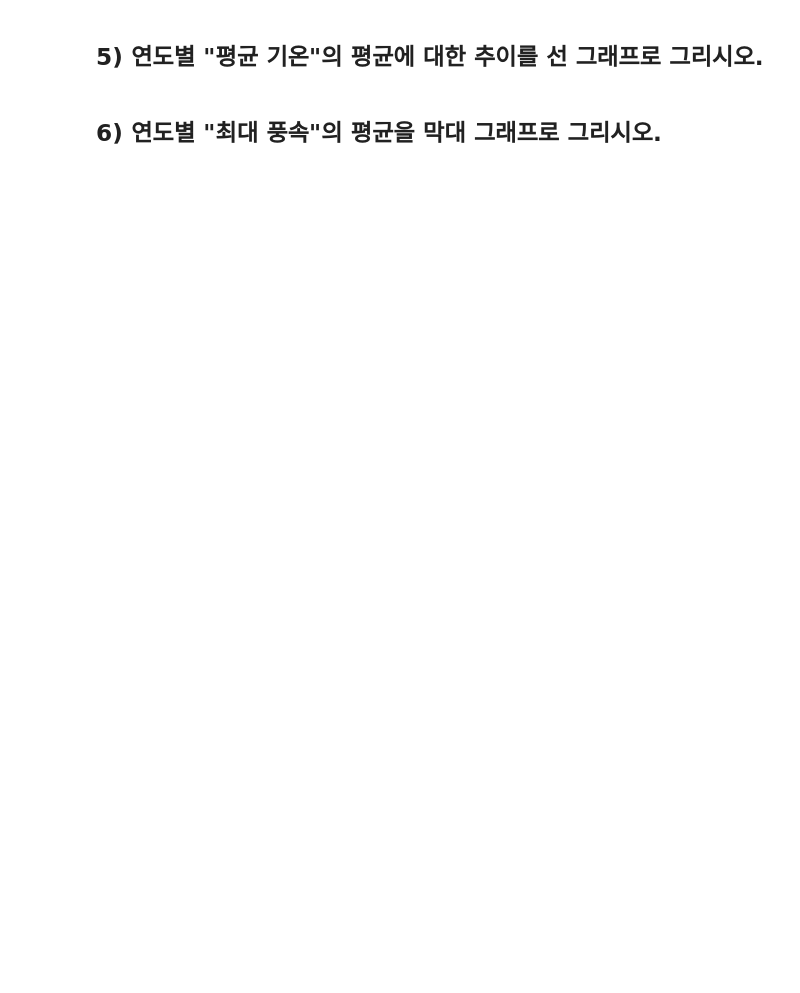
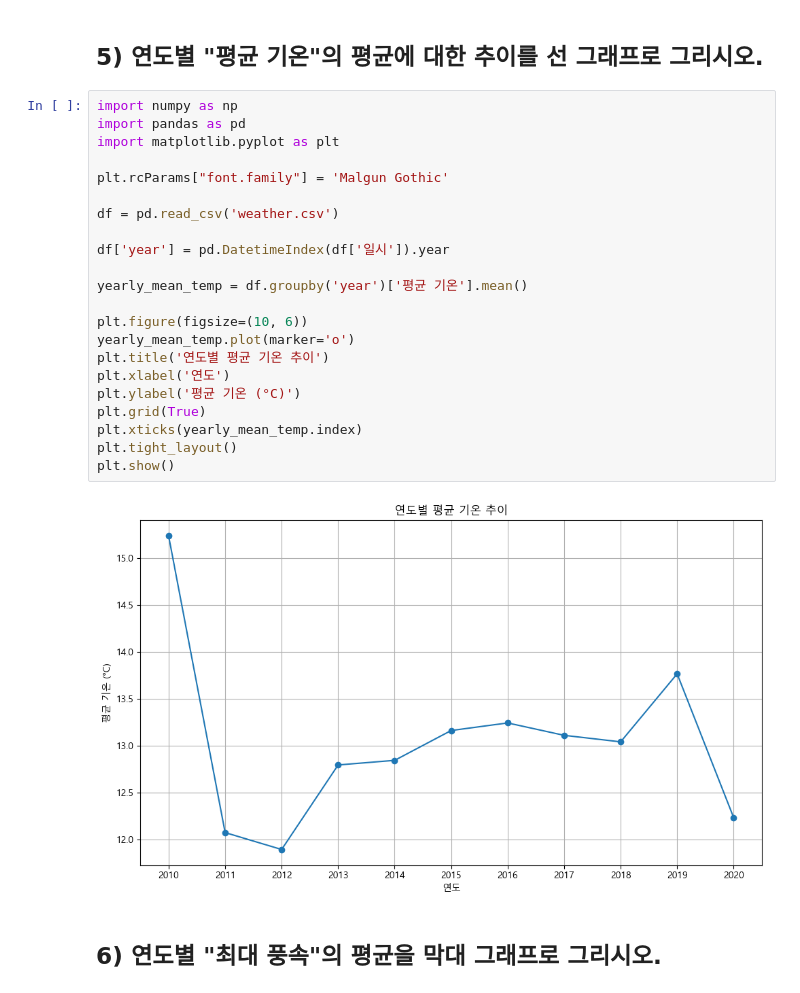
Before and after one commit to HyunGeunK/python_basic_2, a Jupyter notebook: time_series_class_5_8.ipynb, the cells around one changed output. Cells and saved outputs as stored; diff of their text form; blank space fills up the shorter version.

```diff
--- a/time_series_class_5_8.ipynb
+++ b/time_series_class_5_8.ipynb
@@ -260,4 +315,28 @@ Text(0, 0.5, '빈도수')
 # %% [markdown]
 ## 5) 연도별 "평균 기온"의 평균에 대한 추이를 선 그래프로 그리시오.
+# %%
+import numpy as np
+import pandas as pd
+import matplotlib.pyplot as plt
+
+plt.rcParams["font.family"] = 'Malgun Gothic'
+
+df = pd.read_csv('weather.csv')
+
+df['year'] = pd.DatetimeIndex(df['일시']).year
+
+yearly_mean_temp = df.groupby('year')['평균 기온'].mean()
+
+plt.figure(figsize=(10, 6))
+yearly_mean_temp.plot(marker='o')
+plt.title('연도별 평균 기온 추이')
+plt.xlabel('연도')
+plt.ylabel('평균 기온 (°C)')
+plt.grid(True)
+plt.xticks(yearly_mean_temp.index)
+plt.tight_layout()
+plt.show()
+# %% [output]
+[figure, added]
 # %% [markdown]
 ## 6) 연도별 "최대 풍속"의 평균을 막대 그래프로 그리시오.
```
Also changed, not shown: parts of 12 cells of this notebook, 3 other files.
